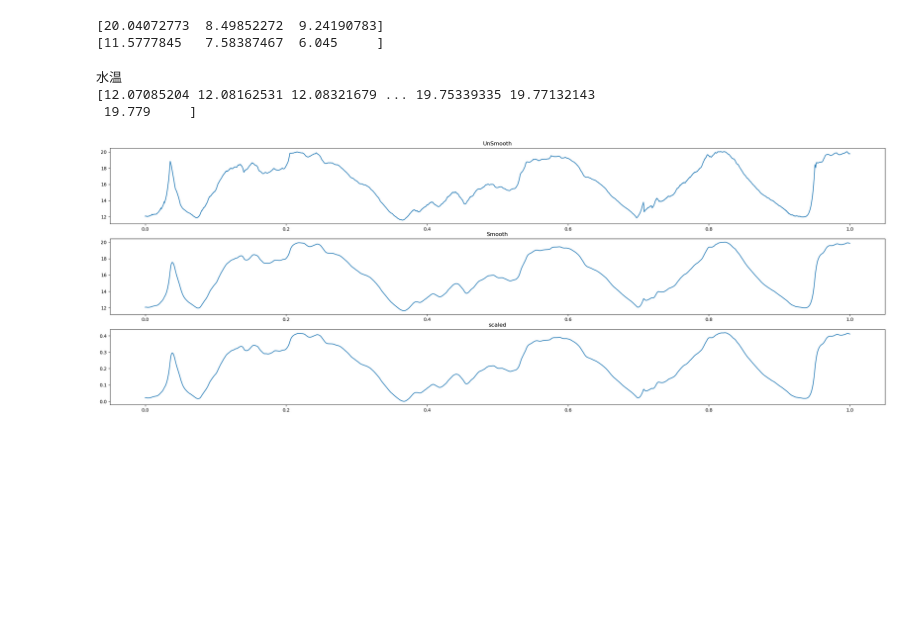
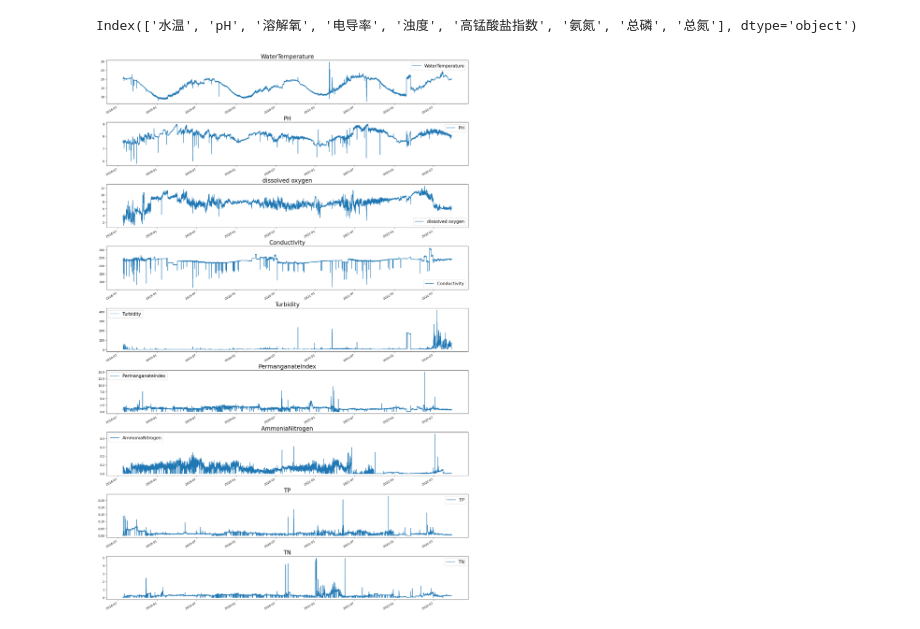
Before and after one commit to dljjqy/UnderWater, a Jupyter notebook: test.ipynb, the cells around one changed output. Saved outputs shown, nothing was run; the diff lists cells and outputs as text; code cells hidden in the pictures; blank space fills up the shorter version.

```diff
--- a/test.ipynb
+++ b/test.ipynb
@@ -2,25 +2,42 @@
 import pandas as pd
 import numpy as np
 import matplotlib.pyplot as plt
-# from utils import Denoiser
+from utils import *
 from scipy.stats import zscore
-
 
 from IPython.display import display, HTML
 display(HTML("<style>.container { width:100% !important; }</style>"))
 
 keys = ['采集时间', '水温', 'pH', '溶解氧', '电导率', '浊度', '高锰酸盐指数','氨氮', '总磷', '总氮']
-ks = ['date', 'water temperature', 'PH' ,'dissolved oxygen', 'Conductivity','Turbidity','PermanganateIndex',
-        'Ammonia nitrogen','total phosphorus','total nitrogen', 'humidity','room temperature','chlorophyll','Algae density']
+en_keys = ['WaterTemperature', 'PH' ,'dissolved oxygen', 'Conductivity','Turbidity','PermanganateIndex',
+        'AmmoniaNitrogen','TP','TN', 'humidity','room temperature','chlorophyll','Algae density']
+limits = [(5, 30), (5.0, 9), (1, 15), (50, 500), (0, 1500), (0, 15), (0, 0.5), (0, 0.3), (0, 5)]
+np.set_printoptions(formatter = {'float': '{:.2e}'.format})
 # %%
-df = pd.read_csv('./data3.csv', index_col=0)
-print(df.max().values)
-print(df.min().values)
+df = pd.read_excel('./original_data.xls', header=2, usecols=keys)
+df = df.loc[::-1].reset_index(drop=True)
+df.drop(range(178), inplace=True)
+df[df.columns[0]] = pd.to_datetime(arg=df[df.keys()[0]], format='%Y-%m-%d %H:%M:%S')
+df.set_index(df.columns[0], inplace=True)
 
-# values = values[~np.isnan(values).any(axis=1)]
-# print(values.shape)
-# df = pd.DataFrame(values)
-# df.head(10)
+for k in df.keys():
+    df[k].mask(df[k] == '--', None, inplace=True)
+df = df.astype('float64')
+df = df.abs()
+
+df.head(3)
+for i in range(len(df.keys())):
+    k = df.keys()[i]
+    vals = df[k].values.copy()
+    idxs = cutoff(df, k, limits[i])
+    vals[idxs] = None
+    df.loc[:, k] = vals
+
+# for k in keys[1:]:
+#         vals = df[k].values.copy()
+#         idxs = compute_zscore(df, k, 2.5)
+# #         idxs = detect_outlier(df, k, 25)
+#         vals[idxs] = None
+#         df.loc[:, k] = vals
+# df = df.interpolate(method='piecewise_polynomial')
+df = df.interpolate(method='piecewise_polynomial')
-# %% [output]
-[20.04072773  8.49852272  9.24190783]
-[11.5777845   7.58387467  6.045     ]
@@ -27,9 +50,25 @@ print(df.min().values)
+# %%
+index_nums = len(df.keys())
+print(df.keys())
+l, h = 18, 3
+fig, axis = plt.subplots(index_nums, 1, figsize=(l, h*index_nums), constrained_layout=True)
+for i in range(index_nums):
+    name = en_keys[i]
+    df.plot(y=df.keys()[i], ax=axis[i])
+    axis[i].set_title(name, fontsize=20)
+    axis[i].set_xlabel('', fontsize=15)
+    axis[i].set_ylabel('', fontsize=15)
+
+    axis[i].legend([name], fontsize=15)
+# %% [output]
+Index(['水温', 'pH', '溶解氧', '电导率', '浊度', '高锰酸盐指数', '氨氮', '总磷', '总氮'], dtype='object')
+[figure, added]
 # %%
 figure, axis = plt.subplots(3, 1, figsize=(30, 10))
-name = keys[1]
-print(name)
+name = keys[5]
 vals = df[name].values.copy()
-# print(vals)
+print(f'{name}, {len(vals)}')
+print(vals)
 X = np.linspace(0, 1, len(vals))
 axis[0].plot(X, vals)
 axis[0].set_title('UnSmooth')
@@ -42,8 +81,3 @@ axis[2].set_title('scaled')
 
 
 plt.show()
-# %% [output]
-水温
-[12.07085204 12.08162531 12.08321679 ... 19.75339335 19.77132143
- 19.779     ]
-[figure, removed]
```
Also changed, not shown: parts of 4 cells of this notebook, 7 other files.
